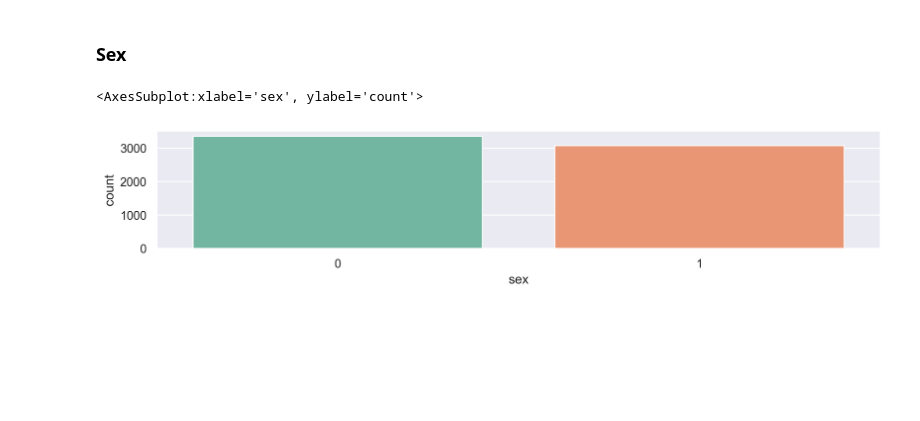
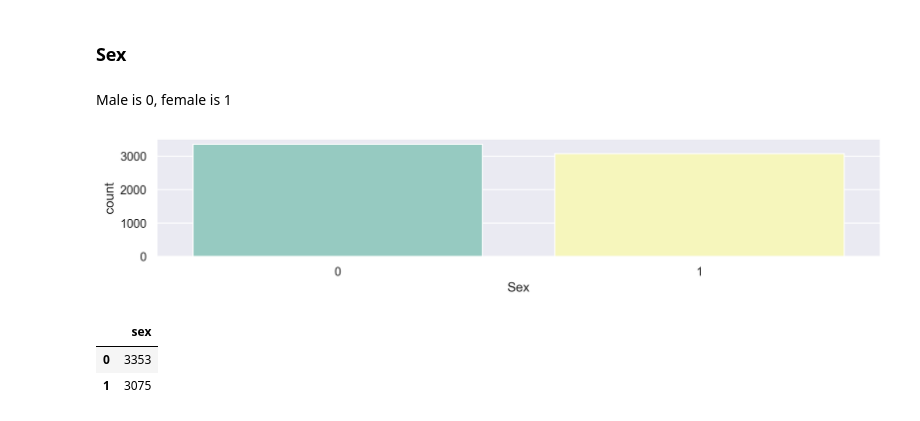
Before and after one commit to tvo10/DSCT, a Jupyter notebook: First Capstone/afib_detection_eda.ipynb, the cells around one changed output. Cells and saved outputs as stored; diff of their text form; code cells hidden in the pictures; blank space fills up the shorter version.

```diff
--- a/First Capstone/afib_detection_eda.ipynb
+++ b/First Capstone/afib_detection_eda.ipynb
@@ -112,9 +134,19 @@ afib_df['age_group'].value_counts().to_frame()
 There are four outstanding groups, 60-69 Years (1500), 70-79 Years (1338), 50-59 Years (1093), and 80+ Years (1049). This totally make sense as most individuals who are from 50 to 80 years old and above usually have heart disease. For individuals who are young, they have lower risk of getting heart disease as 6 people from 0 to 9 years old, and 162 people from 20-29 years old.
 # %% [markdown]
 ### Sex
+# %% [markdown]
+Male is 0, female is 1
 # %%
 # countplot for ritmi column
-sns.countplot(x='sex', data=afib_df, order = afib_df['sex'].value_counts().index, palette='Set2')
+sns.countplot(x='sex', data=afib_df, order = afib_df['sex'].value_counts().index, palette='Set3')
+plt.xlabel('Sex')
+plt.show()
 # %% [output]
-<AxesSubplot:xlabel='sex', ylabel='count'>
-[figure, old version]
+[figure, new version]
+# %%
+# get number of rows for each category
+afib_df['sex'].value_counts().to_frame()
+# %% [output]
+|  | sex |
+| 0 | 3353 |
+| 1 | 3075 |
```
Also changed, not shown: parts of 8 cells of this notebook.
